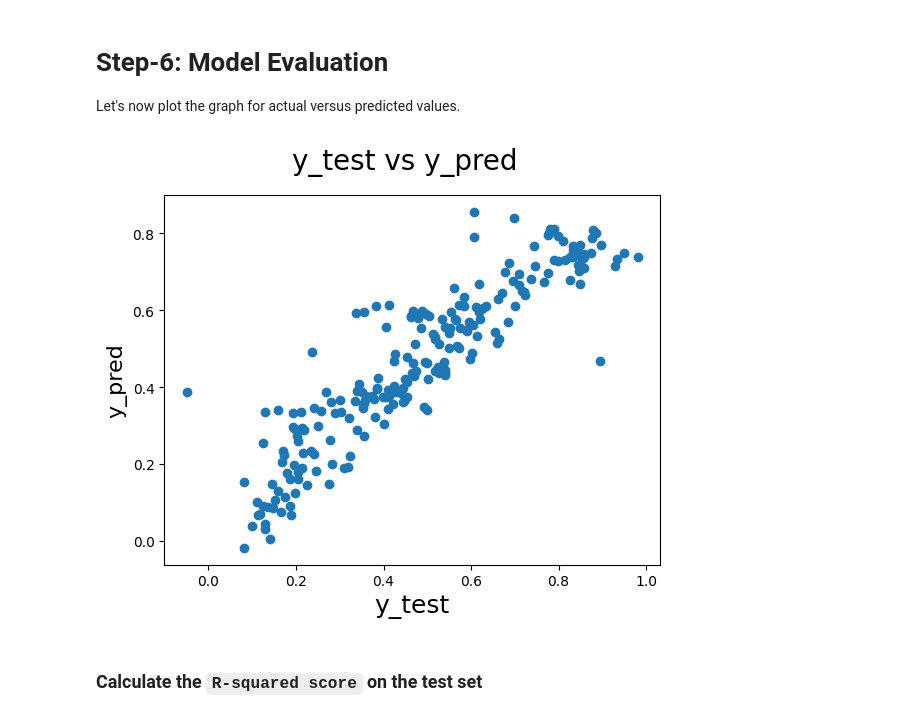
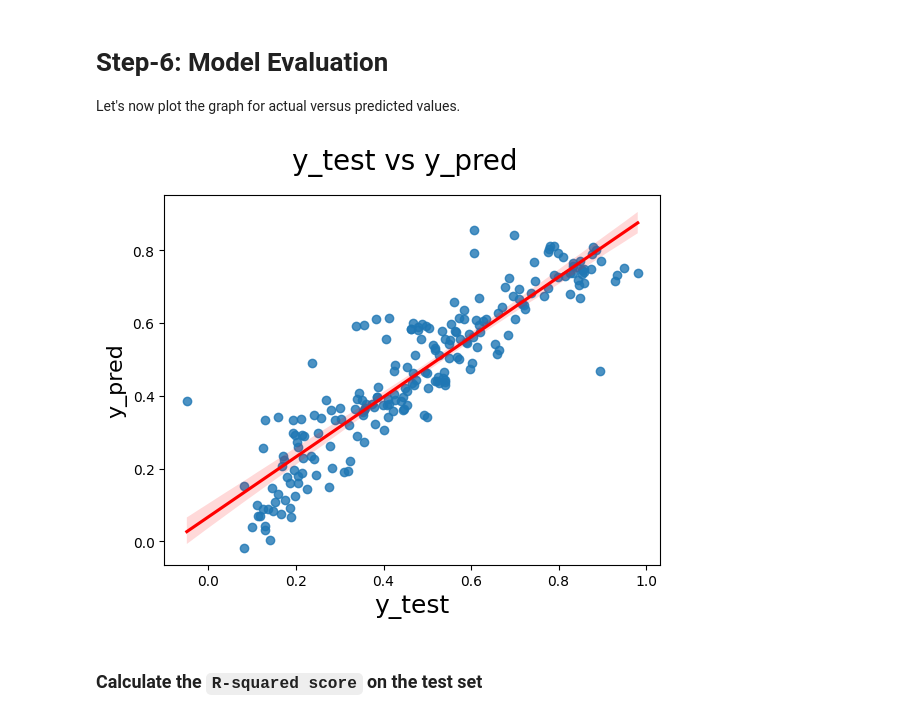
Before and after one commit to GVChalamaReddy/bike-sharing-system, a Jupyter notebook: Multi_Linear_Regression_Bike_Sharing_Demand_Case_Study.ipynb, the cells around one changed output. Drawn from its saved outputs; the diff is of its cells as text; code cells hidden in the pictures.

```diff
--- a/Multi_Linear_Regression_Bike_Sharing_Demand_Case_Study.ipynb
+++ b/Multi_Linear_Regression_Bike_Sharing_Demand_Case_Study.ipynb
@@ -1210,13 +1230,13 @@ Let's now plot the graph for actual versus predicted values.
 # %%
 # Plotting y_test and y_pred to understand the spread.
 fig = plt.figure()
-plt.scatter(y_test,y_pred)
+sns.regplot(x = y_test,y = y_pred, line_kws={'color':'red'})
 fig.suptitle('y_test vs y_pred', fontsize=20)              # Plot heading
 plt.xlabel('y_test', fontsize=18)                          # X-label
 plt.ylabel('y_pred', fontsize=16)
 plt.show()
 # %% [output]
-[figure, old version]
+[figure, new version]
 # %% [markdown]
 ### Calculate the `R-squared score` on the test set
 # %%
```
Also changed, not shown: parts of 11 cells of this notebook.
